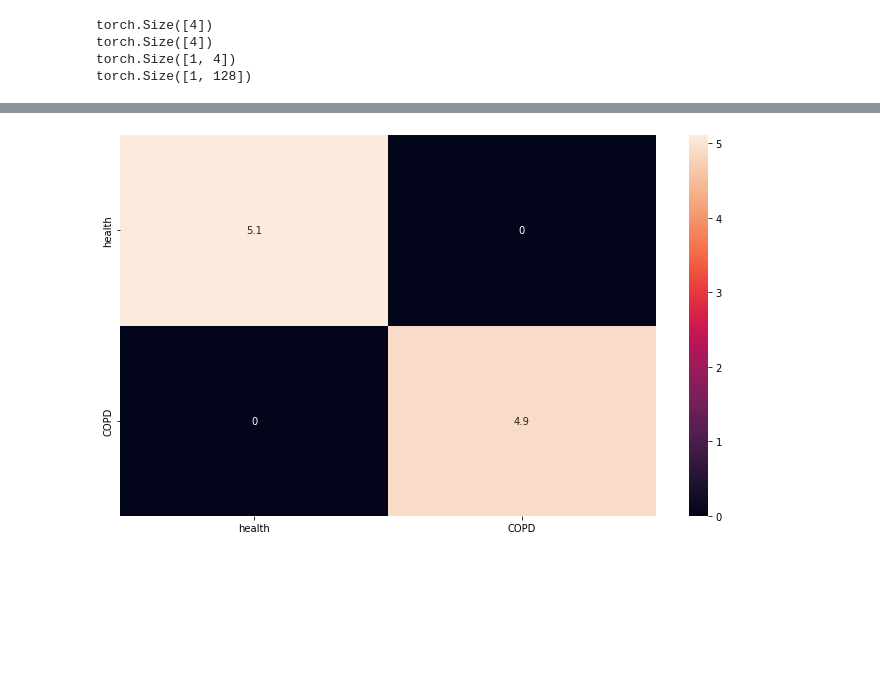
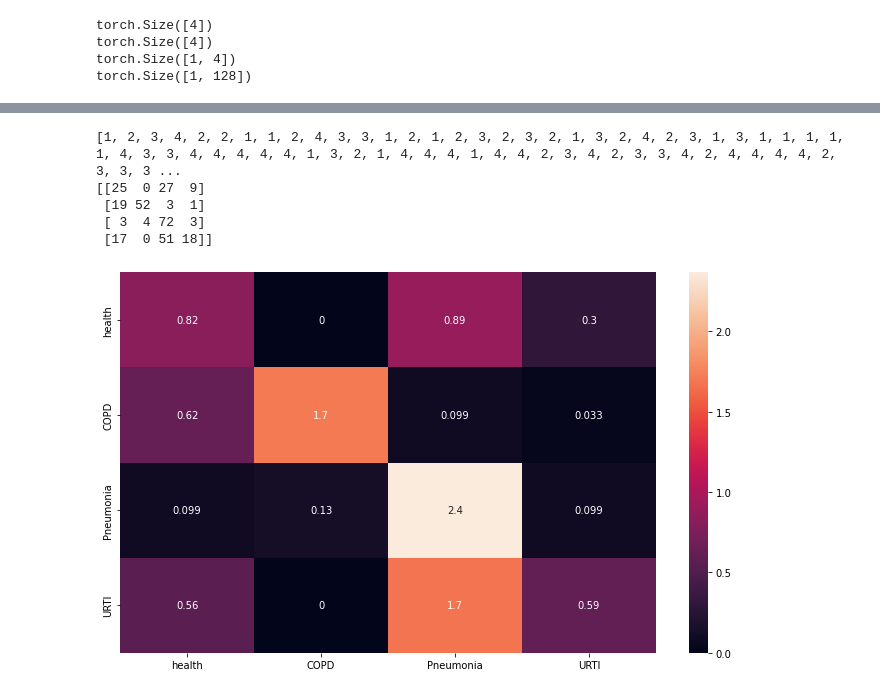
Before and after one commit to DilshanRakshitha/SmartStethoscope, a Jupyter notebook: LSTM_Test_kaggle_lstm.ipynb, the cells around one changed output, grey strips where cells are left out. Saved outputs shown, nothing was run; the diff lists cells and outputs as text; code cells hidden in the pictures; blank space fills up the shorter version.

```diff
--- a/LSTM_Test_kaggle_lstm.ipynb
+++ b/LSTM_Test_kaggle_lstm.ipynb
@@ -296,12 +296,17 @@ class LungSoundDataSet(Dataset):
         # print (downSamSound.numel())
 
         lable = 0
-
-        if self.lables[index] == "Healthy":
+        condition = str(self.lables[index])
+        # print(self.lables[index] )
+        if condition== "Healthy":
             lable = 1
-        else:
+        if condition == "COPD":
             lable = 2
-
+        if condition == "Pneumonia":
+            lable = 3
+        if condition == "URTI":
+            lable = 4
+        # print(lable)
         mel_specgram = torchaudio.transforms.MelSpectrogram(sample_rate=sample_rate)(downSamSound)  # (channel, n_mels, time)
 
 
@@ -360,16 +368,21 @@ hyperparameters = {"lr": 0.01, "weight_decay": 0.0001, "batch_size": 16, "in_fea
 device = torch.device("cuda" if torch.cuda.is_available() else "cpu")
 # device = torch.device("cpu")
 print(device)
-train_set = LungSoundDataSet(files[:-100],labels[:-100],dataSetPathS)
-test_set = LungSoundDataSet(files[-100:],labels[-100:],dataSetPathS)
+datasetSize = len(files)
+print(datasetSize)
+train_set = LungSoundDataSet(files[:int(datasetSize *0.7)],labels[:int(datasetSize *0.7)],dataSetPathS)
+test_set = LungSoundDataSet(files[int(datasetSize *0.7):int(datasetSize *0.9)],labels[int(datasetSize *0.7):int(datasetSize *0.9)],dataSetPathS)
+val_set = LungSoundDataSet(files[int(datasetSize *0.9):],labels[int(datasetSize *0.9):],dataSetPathS)
 
 print("Train set size: " + str(len(train_set)))
 print("Test set size: " + str(len(test_set)))
+print("Val set size: " + str(len(val_set)))
 
 kwargs = {'num_workers': 1, 'pin_memory': True} if device == 'cuda' else {}  # needed for using datasets on gpu
 
 train_loader = torch.utils.data.DataLoader(train_set, batch_size=hyperparameters["batch_size"], shuffle=True, drop_last=True, **kwargs)
 test_loader = torch.utils.data.DataLoader(test_set, batch_size=hyperparameters["batch_size"], shuffle=True, drop_last=True, **kwargs)
+val_loader = torch.utils.data.DataLoader(val_set, batch_size=hyperparameters["batch_size"], shuffle=True, drop_last=True, **kwargs)
 
 model = AudioLSTM(n_feature=hyperparameters["in_feature"], out_feature=hyperparameters["out_feature"])
 model.to(device)
@@ -414,32 +431,38 @@ Test set: Accuracy: 96/100 (96%)
 # %%
 from sklearn.metrics import confusion_matrix
 import seaborn as sn
 import pandas as pd
 
 y_pred = []
 y_true = []
 
 # iterate over test data
-for inputs, labels in test_loader:
+for inputs, labels in val_loader:
         inputs = inputs.to(device)
         labels = labels.to(device)
         output, hidden_state = model(inputs, model.init_hidden(hyperparameters["batch_size"])) # Feed Network
 
         output = (torch.max(torch.exp(output), 1)[1]).data.cpu().numpy()
         y_pred.extend(output) # Save Prediction
 
         labels = labels.data.cpu().numpy()
         y_true.extend(labels) # Save Truth
 
 # constant for classes
-classes = ('health', 'COPD')
-
+classes = ('health', 'COPD',"Pneumonia","URTI")
+# print(y_true)
 # Build confusion matrix
 cf_matrix = confusion_matrix(y_true, y_pred)
+print (cf_matrix)
 df_cm = pd.DataFrame(cf_matrix/np.sum(cf_matrix) *10, index = [i for i in classes],
                      columns = [i for i in classes])
 plt.figure(figsize = (12,7))
 sn.heatmap(df_cm, annot=True)
 plt.savefig('output.png')
 # %% [output]
+[1, 2, 3, 4, 2, 2, 1, 1, 2, 4, 3, 3, 1, 2, 1, 2, 3, 2, 3, 2, 1, 3, 2, 4, 2, 3, 1, 3, 1, 1, 1, 1, 1, 4, 3, 3, 4, 4, 4, 4, 4, 1, 3, 2, 1, 4, 4, 4, 1, 4, 4, 2, 3, 4, 2, 3, 3, 4, 2, 4, 4, 4, 4, 2, 3, 3, 3 ...
+[[25  0 27  9]
+ [19 52  3  1]
+ [ 3  4 72  3]
+ [17  0 51 18]]
-[figure, old version]
+[figure, new version]
```
Also changed, not shown: parts of 9 cells of this notebook, 1 other file.
